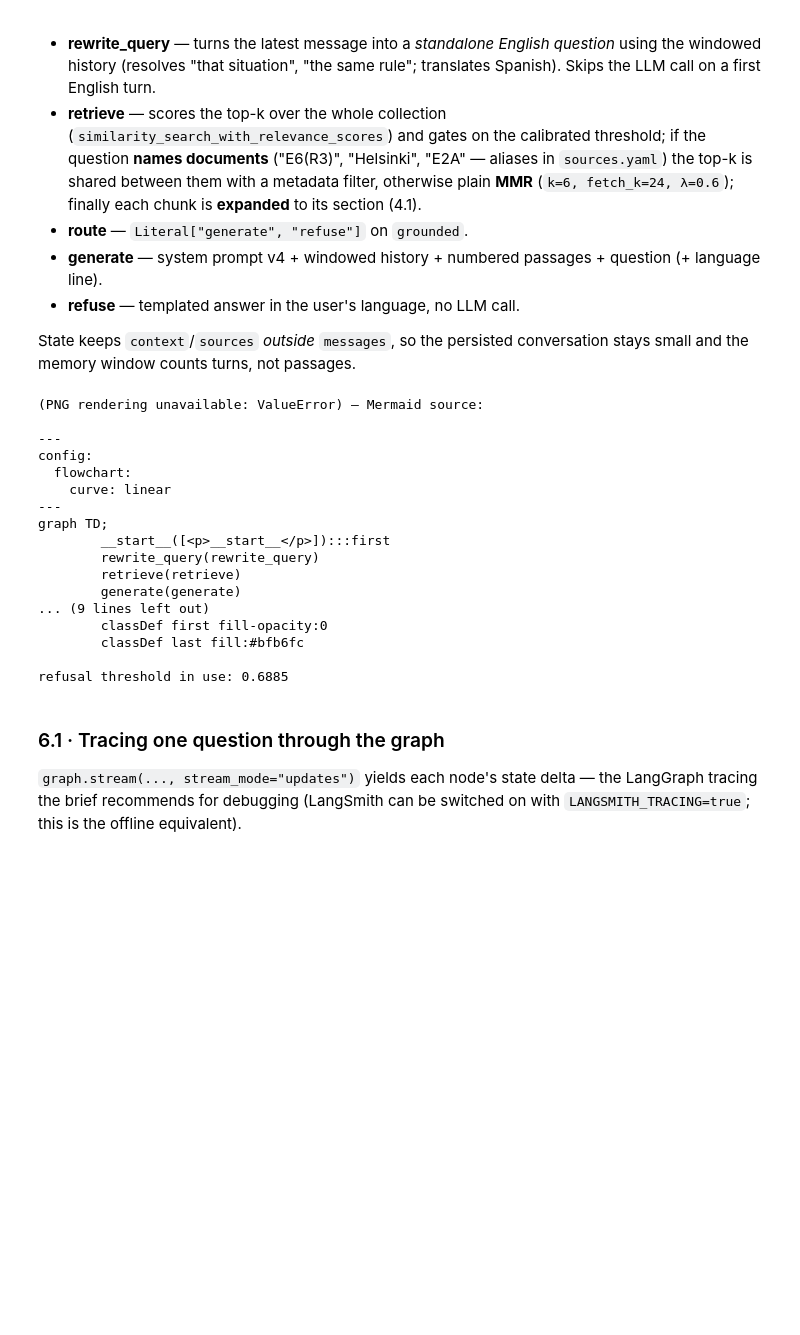
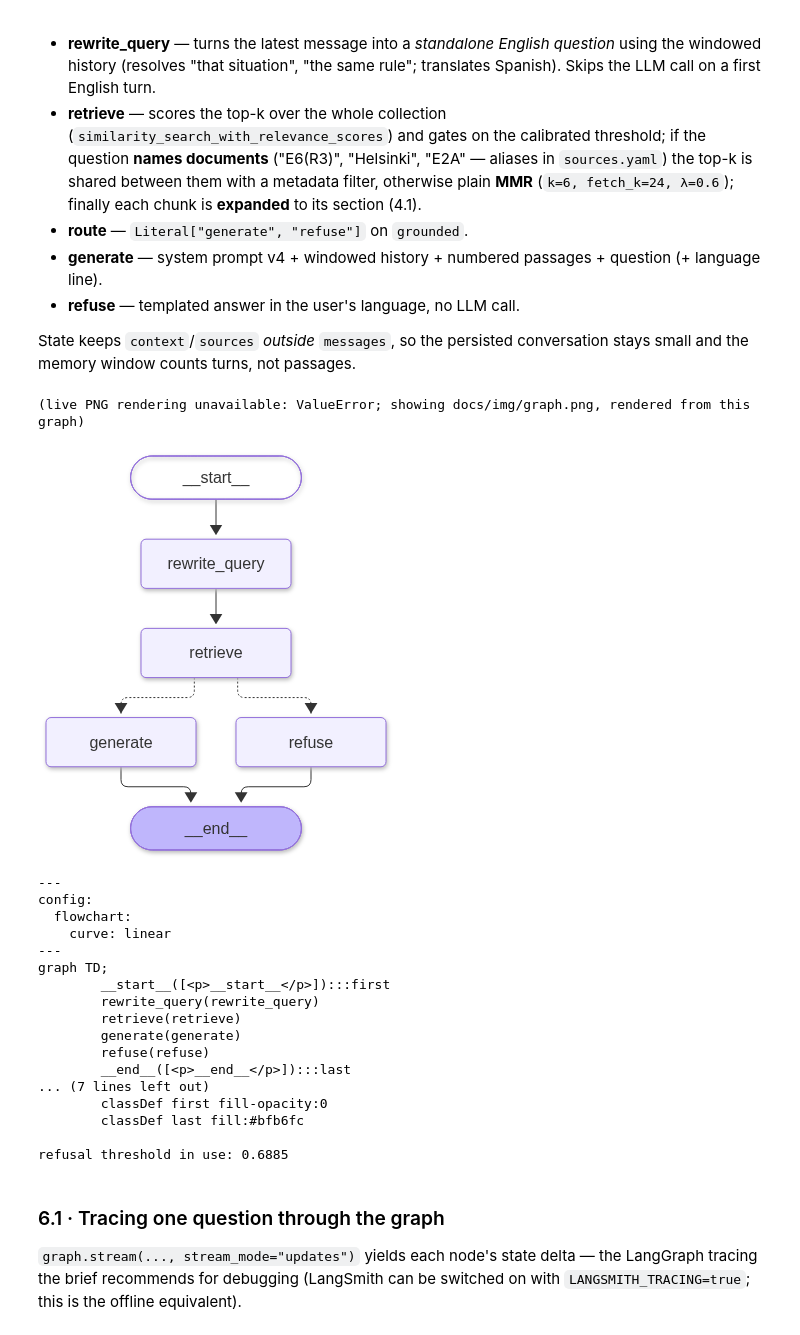
Before and after one commit to dnarram/clinical-research-compliance-assistant, a Jupyter notebook: notebooks/compliance_assistant.ipynb, the cells around one changed output. Drawn from its saved outputs; the diff is of its cells as text; code cells hidden in the pictures; blank space fills up the shorter version.

```diff
--- a/notebooks/compliance_assistant.ipynb
+++ b/notebooks/compliance_assistant.ipynb
@@ -390,32 +401,35 @@ State keeps `context`/`sources` *outside* `messages`, so the persisted conversat
 # %%
 from IPython.display import Image, display
 
 assistant = Assistant(llm, vectorstore, settings)
 graph = assistant.graph
 try:
     display(Image(graph.get_graph().draw_mermaid_png()))
 except Exception as exc:  # the PNG renderer needs network access (mermaid.ink)
-    print(f"(PNG rendering unavailable: {type(exc).__name__}) — Mermaid source:\n")
+    print(f"(live PNG rendering unavailable: {type(exc).__name__}; showing docs/img/graph.png, rendered from this graph)")
+    display(Image(str(PROJECT_ROOT / "docs" / "img" / "graph.png")))
     print(graph.get_graph().draw_mermaid())
 print(f"refusal threshold in use: {assistant.threshold}")
 # %% [output]
-(PNG rendering unavailable: ValueError) — Mermaid source:
-
----
-config:
-  flowchart:
-    curve: linear
----
-graph TD;
-        __start__([<p>__start__</p>]):::first
-        rewrite_query(rewrite_query)
-        retrieve(retrieve)
-        generate(generate)
-... (9 lines left out)
-        classDef first fill-opacity:0
-        classDef last fill:#bfb6fc
-
-refusal threshold in use: 0.6885
+(live PNG rendering unavailable: ValueError; showing docs/img/graph.png, rendered from this graph)
+[figure, added]
+---
+config:
+  flowchart:
+    curve: linear
+---
+graph TD;
+        __start__([<p>__start__</p>]):::first
+        rewrite_query(rewrite_query)
+        retrieve(retrieve)
+        generate(generate)
+        refuse(refuse)
+        __end__([<p>__end__</p>]):::last
+... (7 lines left out)
+        classDef first fill-opacity:0
+        classDef last fill:#bfb6fc
+
+refusal threshold in use: 0.6885
 # %% [markdown]
 ### 6.1 · Tracing one question through the graph
 
```
Also changed, not shown: parts of 15 cells of this notebook, 25 other files.
